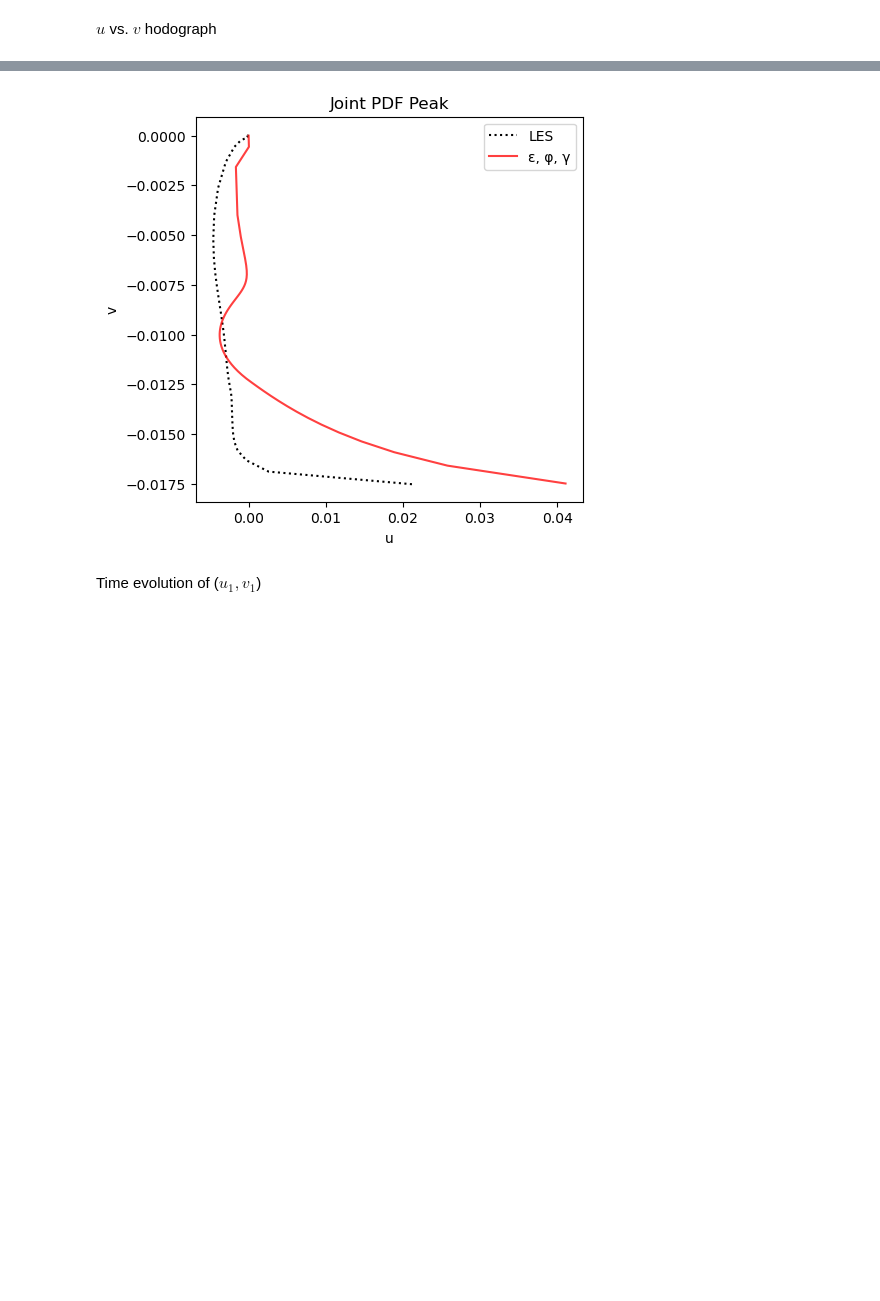
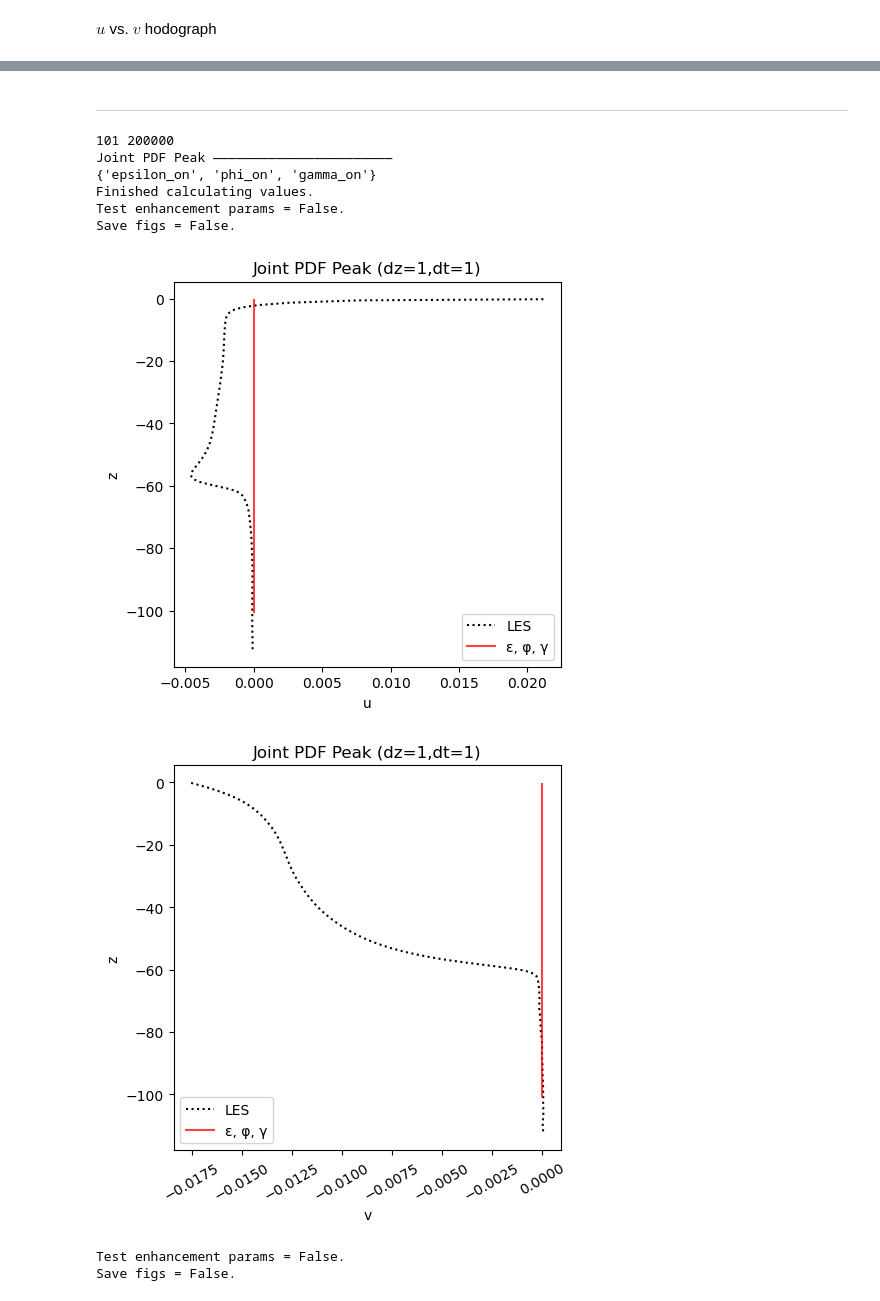
Before and after one commit to sierrastevnson/EkmanModel, a Jupyter notebook: ekmanmodel.ipynb, the cells around one changed output, grey strips where cells are left out. Saved outputs shown, nothing was run; the diff lists cells and outputs as text; code cells hidden in the pictures; blank space fills up the shorter version.

```diff
--- a/ekmanmodel.ipynb
+++ b/ekmanmodel.ipynb
@@ -368,9 +365,9 @@ def runLoop(run_name, testing=False, get_saved=False):
             v = np.copy(v_fut)
 
             # Save history
-            if (n/dt)%saverate == 0:
-                u_saved[:,int((n/dt)/saverate)] = np.copy(u)
-                v_saved[:,int((n/dt)/saverate)] = np.copy(v)
+            # if (n/dt)%saverate == 0:
+            #     u_saved[:,int((n/dt)/saverate)] = np.copy(u)
+            #     v_saved[:,int((n/dt)/saverate)] = np.copy(v)
 
         # Get average value of u and v oscillations
         u_avg = np.mean(u_saved[-int(2*np.pi/f):], axis=1)
@@ -398,21 +395,21 @@ Plots
 # %% [markdown]
 Dictionary of runs
 # %%
-# runtime: 5 min/run * 13 runs = 1 hr
-# Full runs
-testing = True
-runs = { # run name
-    # 'Neutral Swell':                [*runLoop('Neutral Swell',               testing=testing)],
-    # 'Neutral Wind-Wave Eq.':        [*runLoop('Neutral Wind-Wave Eq.',       testing=testing)],
-    # 'Neutral Weak Waves':           [*runLoop('Neutral Weak Waves',          testing=testing)],
-    # 'Pure Wind Stress':             [*runLoop('Pure Wind Stress',            testing=testing)],
-    # 'Weak Conv + Waves':            [*runLoop('Weak Conv + Waves',           testing=testing)],
-    # 'Weak Conv + Wind-Wave Eq.':    [*runLoop('Weak Conv + Wind-Wave Eq.',   testing=testing)],
-    # 'Weak Conv + Waveless':         [*runLoop('Weak Conv + Waveless',        testing=testing)],
-    # 'Weak Conv+ Weak Waves':        [*runLoop('Weak Conv+ Weak Waves',       testing=testing)],
-    'Joint PDF Peak':               [*runLoop('Joint PDF Peak',              testing=testing)],
-    # 'Weak Conv + very Weak Waves':  [*runLoop('Weak Conv + very Weak Waves', testing=testing)],
-    # 'Strong Conv + weak Waves':     [*runLoop('Strong Conv + weak Waves',    testing=testing)],
-    # 'Strong Conv + Wind-Wave Eq':   [*runLoop('Strong Conv + Wind-Wave Eq',  testing=testing)],
-    # 'Pure Convection':              [*runLoop('Pure Convection',             testing=testing)]
-}
+# # runtime: 5 min/run * 13 runs = 1 hr
+# # Full runs
+# testing = True
+# runs = { # run name
+#     'Neutral Swell':                [*runLoop('Neutral Swell',               testing=testing)],
+#     'Neutral Wind-Wave Eq.':        [*runLoop('Neutral Wind-Wave Eq.',       testing=testing)],
+#     'Neutral Weak Waves':           [*runLoop('Neutral Weak Waves',          testing=testing)],
+#     'Pure Wind Stress':             [*runLoop('Pure Wind Stress',            testing=testing)],
+#     'Weak Conv + Waves':            [*runLoop('Weak Conv + Waves',           testing=testing)],
+#     'Weak Conv + Wind-Wave Eq.':    [*runLoop('Weak Conv + Wind-Wave Eq.',   testing=testing)],
+#     'Weak Conv + Waveless':         [*runLoop('Weak Conv + Waveless',        testing=testing)],
+#     'Weak Conv+ Weak Waves':        [*runLoop('Weak Conv+ Weak Waves',       testing=testing)],
+#     'Joint PDF Peak':               [*runLoop('Joint PDF Peak',              testing=testing)],
+#     'Weak Conv + very Weak Waves':  [*runLoop('Weak Conv + very Weak Waves', testing=testing)],
+#     'Strong Conv + weak Waves':     [*runLoop('Strong Conv + weak Waves',    testing=testing)],
+#     'Strong Conv + Wind-Wave Eq':   [*runLoop('Strong Conv + Wind-Wave Eq',  testing=testing)],
+#     'Pure Convection':              [*runLoop('Pure Convection',             testing=testing)]
+# }
@@ -543,4 +566,0 @@ $u$ and $v$ depth profiles
-# %%
-PlotRun(runs, False)
-# %% [output]
-[figure, removed]
@@ -578,2 +567,2 @@ PlotRun(runs, False)
-# %% [markdown]
-Time evolution of ($u_1, v_1$)
+# %% [markdown]
+________
@@ -579,0 +572,14 @@ Time evolution of ($u_1, v_1$)
+# %%
+TestRun(1,1)
+# TestRun(0.5,0.5)
+# %% [output]
+101 200000
+Joint PDF Peak ———————————————————————
+{'epsilon_on', 'phi_on', 'gamma_on'}
+Finished calculating values.
+Test enhancement params = False.
+Save figs = False.
+[figure, added]
+[figure, added]
+Test enhancement params = False.
+Save figs = False.
```
Also changed, not shown: parts of 14 cells of this notebook, 53 other files.
